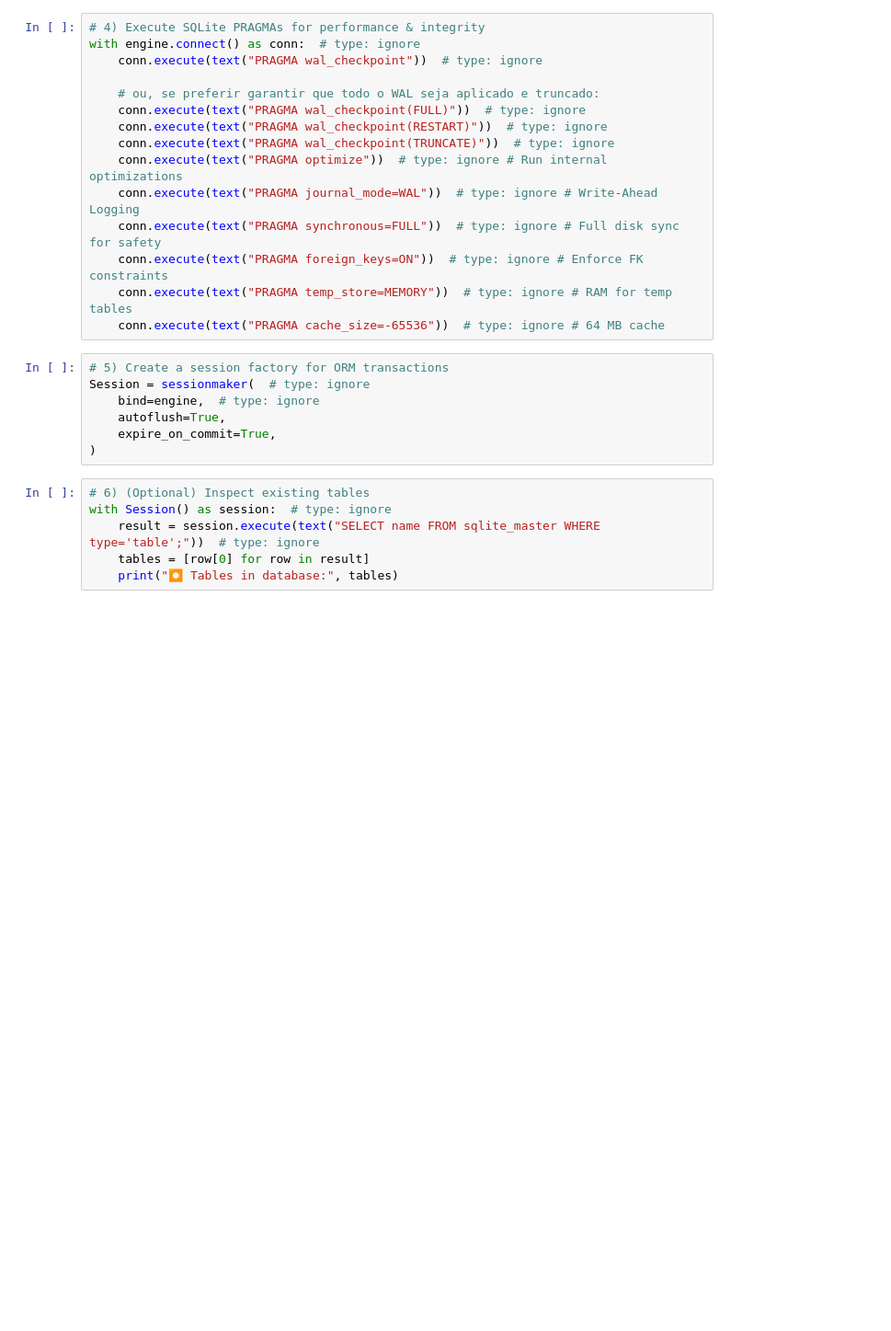
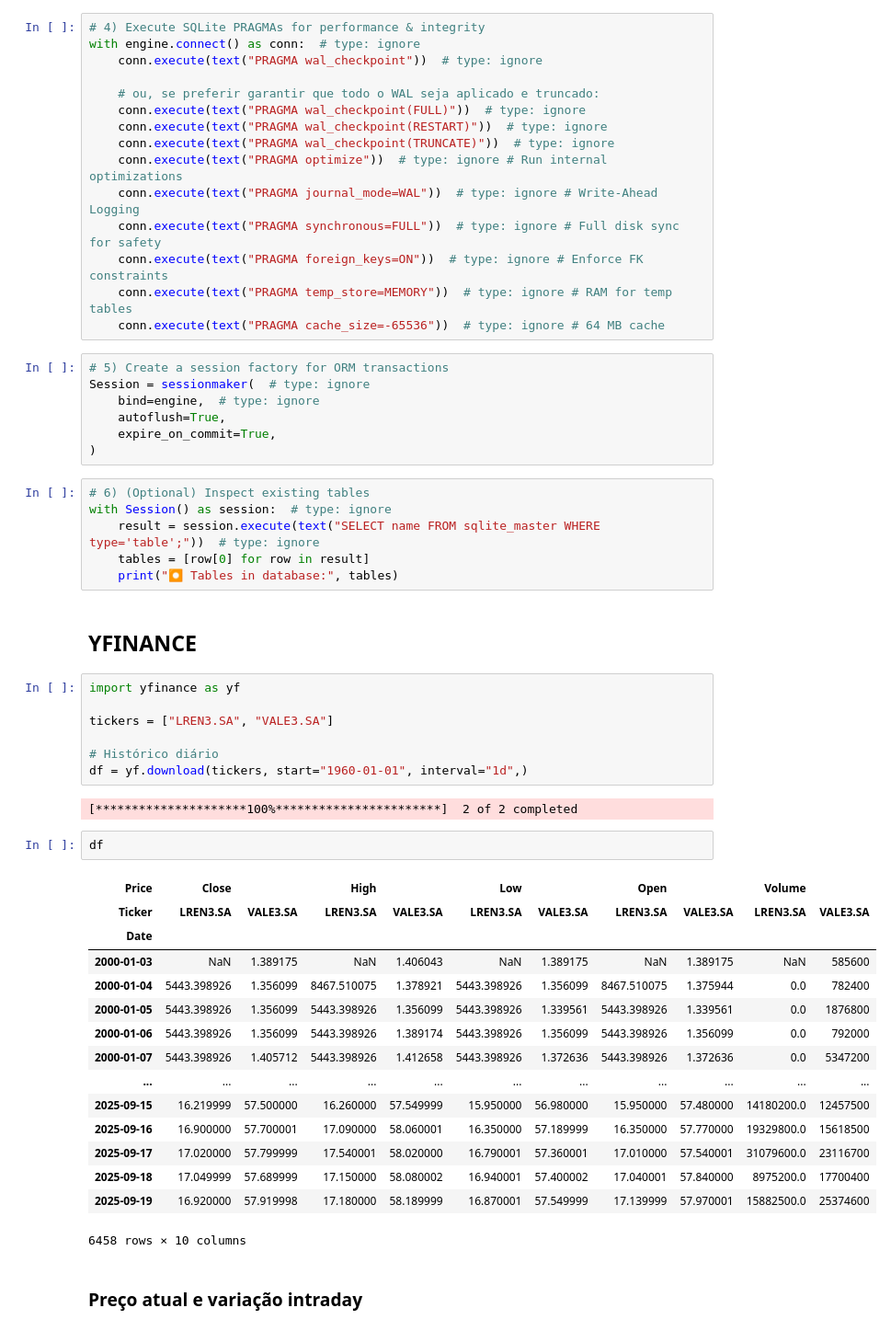
Before and after one commit to faustostangler/FLY, a Jupyter notebook: playgroung.ipynb, the cells around one changed output. Shown: that part at 92% size. Drawn from its saved outputs; the diff is of its cells as text; blank space fills up the shorter version.

```diff
--- a/playgroung.ipynb
+++ b/playgroung.ipynb
@@ -45,3 +49,34 @@ with Session() as session:  # type: ignore
     result = session.execute(text("SELECT name FROM sqlite_master WHERE type='table';"))  # type: ignore
     tables = [row[0] for row in result]
     print("⏺️ Tables in database:", tables)
+# %% [markdown]
+## YFINANCE
+# %%
+import yfinance as yf
+
+tickers = ["LREN3.SA", "VALE3.SA"]
+
+# Histórico diário
+df = yf.download(tickers, start="1960-01-01", interval="1d",)
+# %% [output]
+[*********************100%***********************]  2 of 2 completed
+# %%
+df
+# %% [output]
+| Price | Close |  | High |  | Low |  | Open |  | Volume |  |
+| Ticker | LREN3.SA | VALE3.SA | LREN3.SA | VALE3.SA | LREN3.SA | VALE3.SA | LREN3.SA | VALE3.SA | LREN3.SA | VALE3.SA |
+| Date |  |  |  |  |  |  |  |  |  |  |
+| 2000-01-03 | NaN | 1.389175 | NaN | 1.406043 | NaN | 1.389175 | NaN | 1.389175 | NaN | 585600 |
+| 2000-01-04 | 5443.398926 | 1.356099 | 8467.510075 | 1.378921 | 5443.398926 | 1.356099 | 8467.510075 | 1.375944 | 0.0 | 782400 |
+| 2000-01-05 | 5443.398926 | 1.356099 | 5443.398926 | 1.356099 | 5443.398926 | 1.339561 | 5443.398926 | 1.339561 | 0.0 | 1876800 |
+| 2000-01-06 | 5443.398926 | 1.356099 | 5443.398926 | 1.389174 | 5443.398926 | 1.356099 | 5443.398926 | 1.356099 | 0.0 | 792000 |
+| 2000-01-07 | 5443.398926 | 1.405712 | 5443.398926 | 1.412658 | 5443.398926 | 1.372636 | 5443.398926 | 1.372636 | 0.0 | 5347200 |
+| ... | ... | ... | ... | ... | ... | ... | ... | ... | ... | ... |
+| 2025-09-15 | 16.219999 | 57.500000 | 16.260000 | 57.549999 | 15.950000 | 56.980000 | 15.950000 | 57.480000 | 14180200.0 | 12457500 |
+| 2025-09-16 | 16.900000 | 57.700001 | 17.090000 | 58.060001 | 16.350000 | 57.189999 | 16.350000 | 57.770000 | 19329800.0 | 15618500 |
+| 2025-09-17 | 17.020000 | 57.799999 | 17.540001 | 58.020000 | 16.790001 | 57.360001 | 17.010000 | 57.540001 | 31079600.0 | 23116700 |
+| 2025-09-18 | 17.049999 | 57.689999 | 17.150000 | 58.080002 | 16.940001 | 57.400002 | 17.040001 | 57.840000 | 8975200.0 | 17700400 |
+| 2025-09-19 | 16.920000 | 57.919998 | 17.180000 | 58.189999 | 16.870001 | 57.549999 | 17.139999 | 57.970001 | 15882500.0 | 25374600 |
+6458 rows × 10 columns
+# %% [markdown]
+### Preço atual e variação intraday
```
Also changed, not shown: parts of 9 cells of this notebook, 9 other files.
